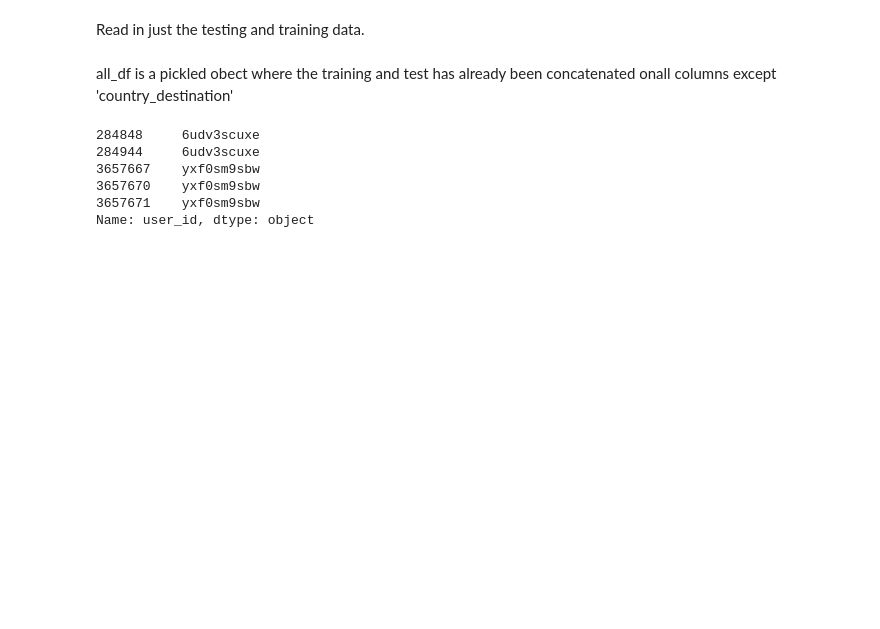
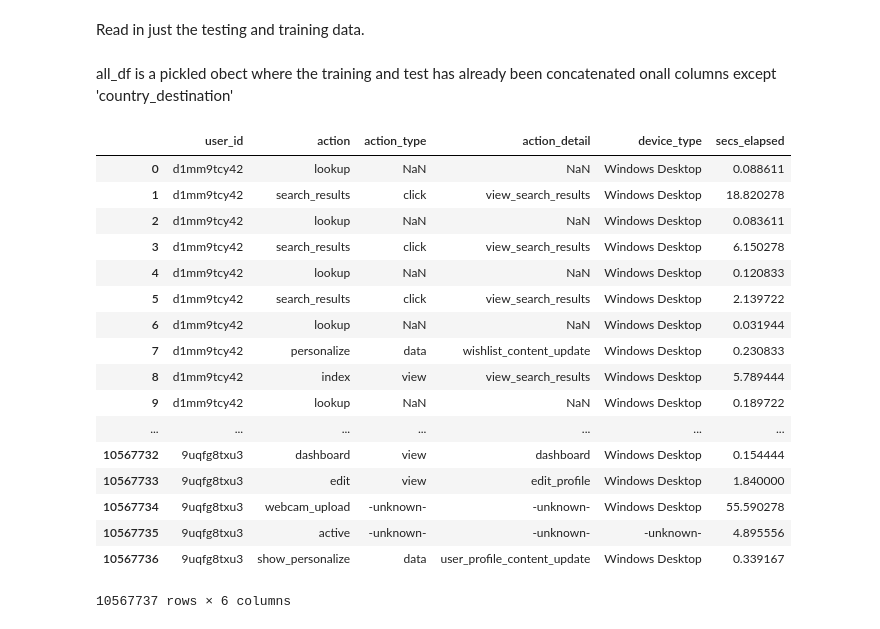
Before and after one commit to ily9000/Kaggle_AirBnB, a Jupyter notebook: scripts/sessions.ipynb, the cells around one changed output. Saved outputs shown, nothing was run; the diff lists cells and outputs as text; code cells hidden in the pictures; blank space fills up the shorter version.

```diff
--- a/scripts/sessions.ipynb
+++ b/scripts/sessions.ipynb
@@ -23,6 +20,29 @@ sessions = pd.read_csv('../data/sessions.csv')
 #countries = pd.read_csv('../data/countries.csv')
 # %% [markdown]
 all_df is a pickled obect where the training and test has already been concatenated onall columns except 'country_destination'
+# %%
+sessions['secs_elapsed'] = sessions['secs_elapsed']/(3600)
+# %%
+sessions
+# %% [output]
+|  | user_id | action | action_type | action_detail | device_type | secs_elapsed |
+| 0 | d1mm9tcy42 | lookup | NaN | NaN | Windows Desktop | 0.088611 |
+| 1 | d1mm9tcy42 | search_results | click | view_search_results | Windows Desktop | 18.820278 |
+| 2 | d1mm9tcy42 | lookup | NaN | NaN | Windows Desktop | 0.083611 |
+| 3 | d1mm9tcy42 | search_results | click | view_search_results | Windows Desktop | 6.150278 |
+| 4 | d1mm9tcy42 | lookup | NaN | NaN | Windows Desktop | 0.120833 |
+| 5 | d1mm9tcy42 | search_results | click | view_search_results | Windows Desktop | 2.139722 |
+| 6 | d1mm9tcy42 | lookup | NaN | NaN | Windows Desktop | 0.031944 |
+| 7 | d1mm9tcy42 | personalize | data | wishlist_content_update | Windows Desktop | 0.230833 |
+| 8 | d1mm9tcy42 | index | view | view_search_results | Windows Desktop | 5.789444 |
+| 9 | d1mm9tcy42 | lookup | NaN | NaN | Windows Desktop | 0.189722 |
+| ... | ... | ... | ... | ... | ... | ... |
+| 10567732 | 9uqfg8txu3 | dashboard | view | dashboard | Windows Desktop | 0.154444 |
+| 10567733 | 9uqfg8txu3 | edit | view | edit_profile | Windows Desktop | 1.840000 |
+| 10567734 | 9uqfg8txu3 | webcam_upload | -unknown- | -unknown- | Windows Desktop | 55.590278 |
+| 10567735 | 9uqfg8txu3 | active | -unknown- | -unknown- | -unknown- | 4.895556 |
+| 10567736 | 9uqfg8txu3 | show_personalize | data | user_profile_content_update | Windows Desktop | 0.339167 |
+10567737 rows × 6 columns
 # %%
 sessions.dropna(subset=['user_id'], inplace = True)
 
@@ -37,17 +57,6 @@ a_ignore = set(sessions_tr.action.unique()) ^ set(sessions_test.action.unique())
 #train_data['date_account_created'] = pd.to_datetime(train_data.date_account_created)
 #x = train_data[train_data.date_account_created>='2014']
 #train_data[train_data.index.isin(sessions_tr.user_id)].timestamp_first_active
-# %%
-#s = sessions.groupby('action')['action_type'].nunique()
-s[s>1]
-sessions_tr[sessions_tr.action == 'approve'].user_id
-# %% [output]
-284848     6udv3scuxe
-284944     6udv3scuxe
-3657667    yxf0sm9sbw
-3657670    yxf0sm9sbw
-3657671    yxf0sm9sbw
-Name: user_id, dtype: object
 # %%
 actions50 = [sessions_test.groupby('action')['user_id'].nunique() >50]
 print 'Number of unique actions with more than 50 users:', np.sum(sessions_test.groupby('action')['user_id'].nunique()>50)
```
Also changed, not shown: parts of 28 cells of this notebook, 4 other files.
